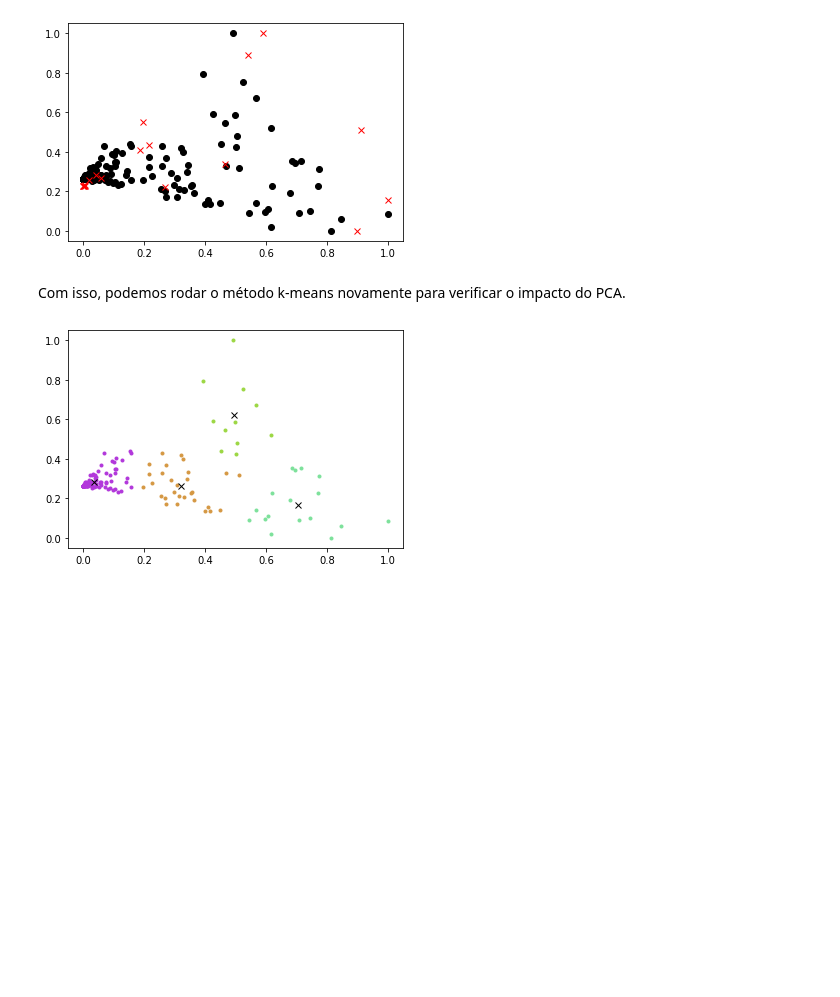
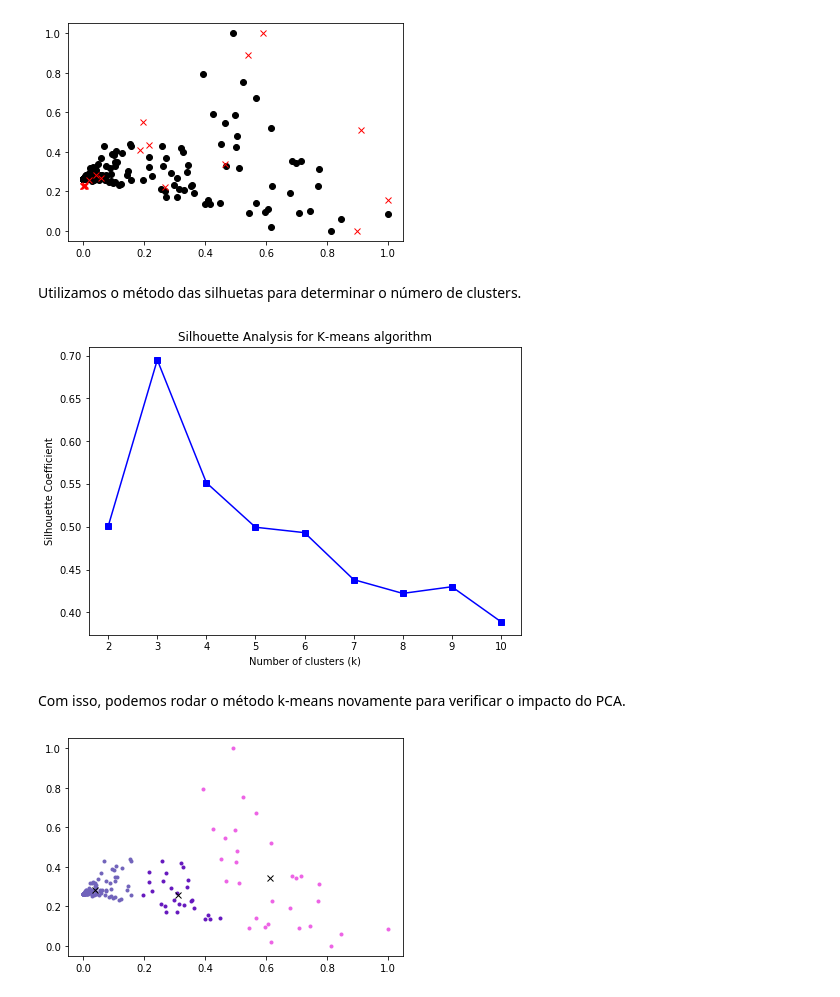
Before and after one commit to natanbcpc/unsupervised-learning, a Jupyter notebook: project1.ipynb, the cells around one changed output. Drawn from its saved outputs; the diff is of its cells as text; code cells hidden in the pictures; blank space fills up the shorter version.

```diff
--- a/project1.ipynb
+++ b/project1.ipynb
@@ -419,14 +416,29 @@ plot.plot(testing_deaths_2D[:,0], testing_deaths_2D[:,1], 'x', color='red')
 plot.show()
 # %% [output]
 [figure]
+# %% [markdown]
+Utilizamos o método das silhuetas para determinar o número de clusters.
+# %%
+silhouette_scores = silhouette_kmeans(training_deaths_2D, 10, 0.00001)
+
+fig = plot.figure()
+ax = fig.add_axes([0, 0, 1, 1])
+ax.plot(list(range(2, 11)), silhouette_scores, 'bs-')
+ax.set_title("Silhouette Analysis for K-means algorithm")
+ax.set_xlabel('Number of clusters (k)')
+ax.set_ylabel('Silhouette Coefficient')
+
+plot.show()
+# %% [output]
+[figure, added]
 # %% [markdown]
 Com isso, podemos rodar o método k-means novamente para verificar o impacto do PCA.
 # %%
-cluster_centers = kmeans(training_deaths_2D, 4, 0.00001)
+cluster_centers = kmeans(training_deaths_2D, 3, 0.00001)
 clusters = get_cluster_data_kmeans(training_deaths_2D, cluster_centers)
 for i in clusters:
     plot.plot(clusters[i][0,:,0], clusters[i][0,:,1], '.', color=np.random.rand(3,))
 plot.plot(cluster_centers[:,0], cluster_centers[:,1], 'x', color='black')
 plot.show()
 # %% [output]
-[figure, old version]
+[figure, new version]
```
Also changed, not shown: parts of 8 cells of this notebook.
